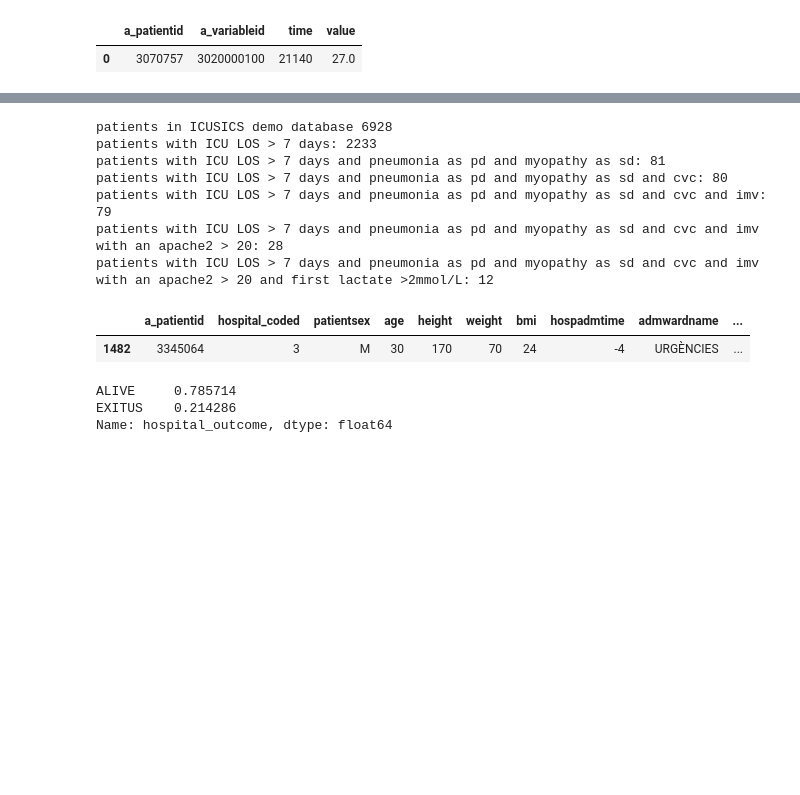
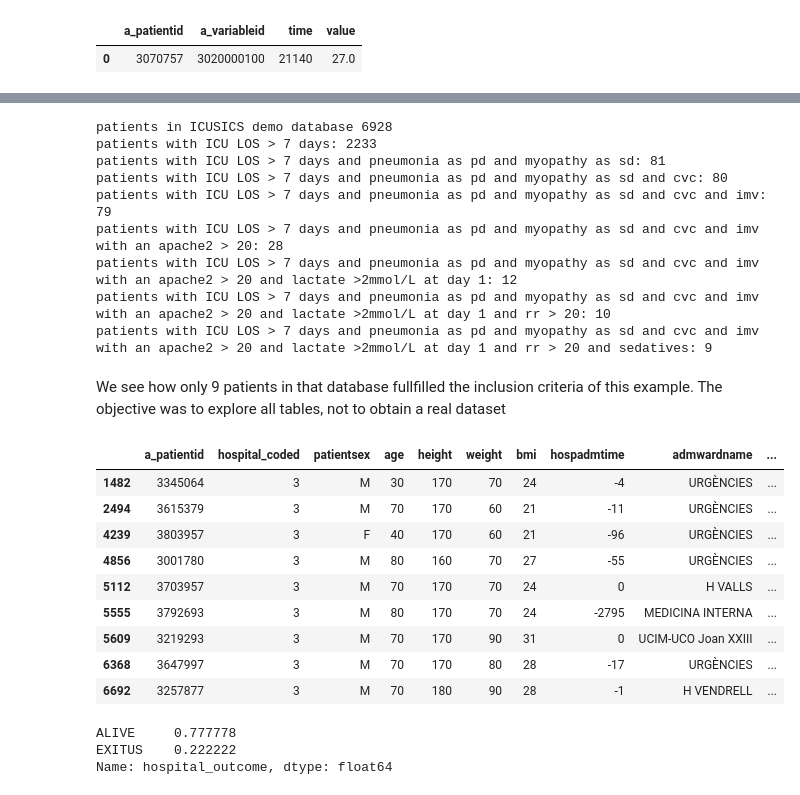
Before and after one commit to Ps7Pep/tgndatathon2022, a Jupyter notebook: icusics_db_tutorial.ipynb, the cells around one changed output, grey strips where cells are left out. Saved outputs shown, nothing was run; the diff lists cells and outputs as text; code cells hidden in the pictures; blank space fills up the shorter version.

```diff
--- a/icusics_db_tutorial.ipynb
+++ b/icusics_db_tutorial.ipynb
@@ -500,0 +331,2 @@ crrt_patlist
+# %%
+drugs_ref = pd.read_csv(f's3://{db}/{h}_db/drugs_ref/{h}_drugs_ref.csv')
@@ -500,0 +345,12 @@ crrt_patlist
+# %%
+# define key characters (remember that strings in this db can be in english, catalan or spanish language) to start a blind search
+
+key_chars = 'sed'
+
+result = drugs_ref[(drugs_ref['pharmagroupname'].str.contains(key_chars, case=False, na=False))]
+
+print(result.shape)
+
+print("We have 18 drugs in the group of sedatives, so we save all them in a tuple and search for them in drugs table'")
+
+sedatives_ids = tuple(set(result['a_pharmaid']))
@@ -500,0 +360,16 @@ crrt_patlist
+# %%
+%%time
+
+bucket = s3.Bucket('icusics-db-demo')
+sedatives_patlist = tuple()
+
+for my_bucket_object in bucket.objects.all():
+
+    if all(x in my_bucket_object.key for x in ['h3', 'drugs']):
+
+        if 'ref' not in my_bucket_object.key:
+
+            chunk = pd.read_csv(f's3://{db}/{my_bucket_object.key}')
+            sedatives_patlist_chunk = tuple(set(chunk[(chunk['a_pharmaid'].isin(sedatives_ids)) & (chunk['routename']=='PERF IV CONT') & (
+                chunk['a_patientid'].isin(tuple(set(los7d_diags_cvc_imv_apache_lactate_rr['a_patientid']))))]['a_patientid']))
+            sedatives_patlist = sedatives_patlist + sedatives_patlist_chunk
@@ -501,3 +379,5 @@ crrt_patlist
+# %%
+los7d_diags_cvc_imv_apache_lactate_rr_sedatives = los7d_diags_cvc_imv_apache_lactate_rr[los7d_diags_cvc_imv_apache_lactate_rr['a_patientid'].isin(sedatives_patlist)]
 # %%
 print('patients in ICUSICS demo database',
       patients['a_patientid'].nunique())
@@ -511,8 +391,12 @@ print('patients with ICU LOS > 7 days and pneumonia as pd and myopathy as sd and
       los7d_diags_cvc_imv['a_patientid'].nunique())
 print('patients with ICU LOS > 7 days and pneumonia as pd and myopathy as sd and cvc and imv with an apache2 > 20:',
       los7d_diags_cvc_imv_apache['a_patientid'].nunique())
-print('patients with ICU LOS > 7 days and pneumonia as pd and myopathy as sd and cvc and imv with an apache2 > 20 and first lactate >2mmol/L:',
+print('patients with ICU LOS > 7 days and pneumonia as pd and myopathy as sd and cvc and imv with an apache2 > 20 and lactate >2mmol/L at day 1:',
       los7d_diags_cvc_imv_apache_lactate['a_patientid'].nunique())
+print('patients with ICU LOS > 7 days and pneumonia as pd and myopathy as sd and cvc and imv with an apache2 > 20 and lactate >2mmol/L at day 1 and rr > 20:',
+      los7d_diags_cvc_imv_apache_lactate_rr['a_patientid'].nunique())
+print('patients with ICU LOS > 7 days and pneumonia as pd and myopathy as sd and cvc and imv with an apache2 > 20 and lactate >2mmol/L at day 1 and rr > 20 and sedatives:',
+      los7d_diags_cvc_imv_apache_lactate_rr_sedatives['a_patientid'].nunique())
 # %% [output]
 patients in ICUSICS demo database 6928
 patients with ICU LOS > 7 days: 2233
@@ -520,15 +404,27 @@ patients with ICU LOS > 7 days and pneumonia as pd and myopathy as sd: 81
 patients with ICU LOS > 7 days and pneumonia as pd and myopathy as sd and cvc: 80
 patients with ICU LOS > 7 days and pneumonia as pd and myopathy as sd and cvc and imv: 79
 patients with ICU LOS > 7 days and pneumonia as pd and myopathy as sd and cvc and imv with an apache2 > 20: 28
-patients with ICU LOS > 7 days and pneumonia as pd and myopathy as sd and cvc and imv with an apache2 > 20 and first lactate >2mmol/L: 12
+patients with ICU LOS > 7 days and pneumonia as pd and myopathy as sd and cvc and imv with an apache2 > 20 and lactate >2mmol/L at day 1: 12
+patients with ICU LOS > 7 days and pneumonia as pd and myopathy as sd and cvc and imv with an apache2 > 20 and lactate >2mmol/L at day 1 and rr > 20: 10
+patients with ICU LOS > 7 days and pneumonia as pd and myopathy as sd and cvc and imv with an apache2 > 20 and lactate >2mmol/L at day 1 and rr > 20 and sedatives: 9
-# %%
-los7d_diags_cvc_imv_apache.head(1)
-# %% [output]
-|  | a_patientid | hospital_coded | patientsex | age | height | weight | bmi | hospadmtime | admwardname | ... |
-| 1482 | 3345064 | 3 | M | 30 | 170 | 70 | 24 | -4 | URGÈNCIES | ... |
+# %% [markdown]
+We see how only 9 patients in that database fullfilled the inclusion criteria of this example. The objective was to explore all tables, not to obtain a real dataset
+# %%
+los7d_diags_cvc_imv_apache_lactate_rr_sedatives
+# %% [output]
+|  | a_patientid | hospital_coded | patientsex | age | height | weight | bmi | hospadmtime | admwardname | ... |
+| 1482 | 3345064 | 3 | M | 30 | 170 | 70 | 24 | -4 | URGÈNCIES | ... |
+| 2494 | 3615379 | 3 | M | 70 | 170 | 60 | 21 | -11 | URGÈNCIES | ... |
+| 4239 | 3803957 | 3 | F | 40 | 170 | 60 | 21 | -96 | URGÈNCIES | ... |
+| 4856 | 3001780 | 3 | M | 80 | 160 | 70 | 27 | -55 | URGÈNCIES | ... |
+| 5112 | 3703957 | 3 | M | 70 | 170 | 70 | 24 | 0 | H VALLS | ... |
+| 5555 | 3792693 | 3 | M | 80 | 170 | 70 | 24 | -2795 | MEDICINA INTERNA | ... |
+| 5609 | 3219293 | 3 | M | 70 | 170 | 90 | 31 | 0 | UCIM-UCO Joan XXIII | ... |
+| 6368 | 3647997 | 3 | M | 70 | 170 | 80 | 28 | -17 | URGÈNCIES | ... |
+| 6692 | 3257877 | 3 | M | 70 | 180 | 90 | 28 | -1 | H VENDRELL | ... |
 # %%
-los7d_diags_cvc_imv_apache['hospital_outcome'].value_counts(normalize=True)
+los7d_diags_cvc_imv_apache_lactate_rr_sedatives['hospital_outcome'].value_counts(normalize=True)
 # %% [output]
-ALIVE     0.785714
-EXITUS    0.214286
+ALIVE     0.777778
+EXITUS    0.222222
 Name: hospital_outcome, dtype: float64
```
Also changed, not shown: parts of 47 cells of this notebook.
